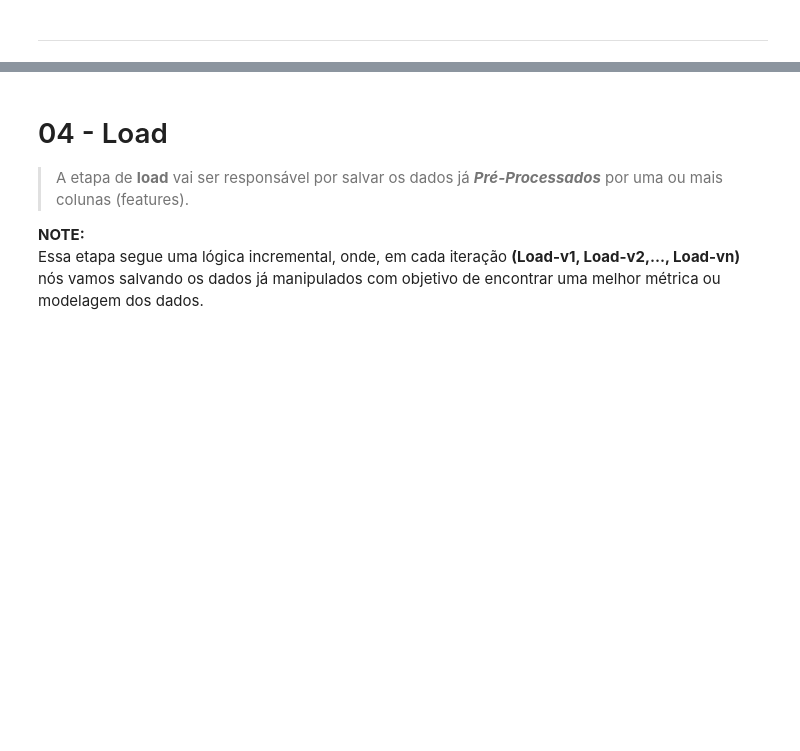
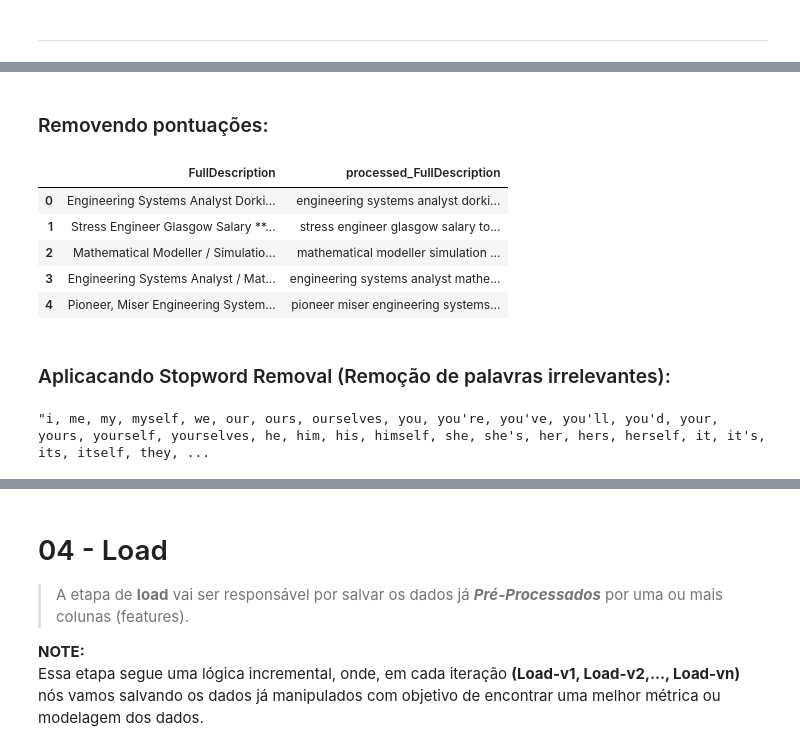
Before and after one commit to rodrigols89/jsp, a Jupyter notebook: notebooks/preprocessing.ipynb, the cells around one changed output, grey strips where cells are left out. Saved outputs shown, nothing was run; the diff lists cells and outputs as text; code cells hidden in the pictures; blank space fills up the shorter version.

```diff
--- a/notebooks/preprocessing.ipynb
+++ b/notebooks/preprocessing.ipynb
@@ -358,0 +427,19 @@ Essa é a variável **target**. Por hora, vamos trabalhar com ela do jeito que e
+# %% [markdown]
+### Removendo pontuações:
+# %%
+df_FullDescription["processed_FullDescription"] = df_FullDescription["processed_FullDescription"].str.replace('[^\w\s]',' ', regex=True)
+df_FullDescription.head()
+# %% [output]
+|  | FullDescription | processed_FullDescription |
+| 0 | Engineering Systems Analyst Dorki... | engineering systems analyst dorki... |
+| 1 | Stress Engineer Glasgow Salary **... | stress engineer glasgow salary to... |
+| 2 | Mathematical Modeller / Simulatio... | mathematical modeller simulation ... |
+| 3 | Engineering Systems Analyst / Mat... | engineering systems analyst mathe... |
+| 4 | Pioneer, Miser Engineering System... | pioneer miser engineering systems... |
+# %% [markdown]
+### Aplicacando Stopword Removal (Remoção de palavras irrelevantes):
+# %%
+from nltk.corpus import stopwords
+", ".join(stopwords.words('english'))
+# %% [output]
+"i, me, my, myself, we, our, ours, ourselves, you, you're, you've, you'll, you'd, your, yours, yourself, yourselves, he, him, his, himself, she, she's, her, hers, herself, it, it's, its, itself, they, ...
```
Also changed, not shown: parts of 33 cells of this notebook, 3 other files.
